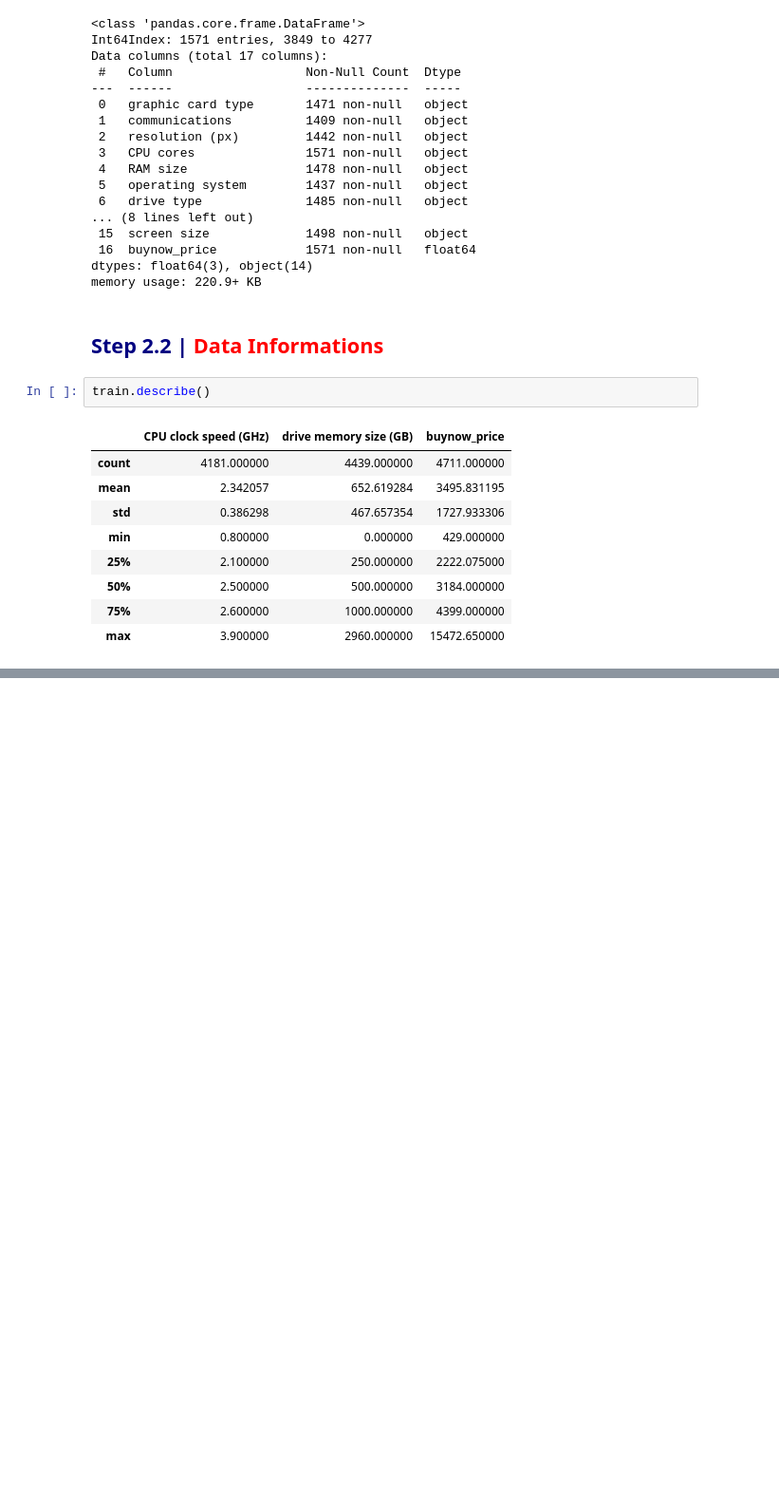
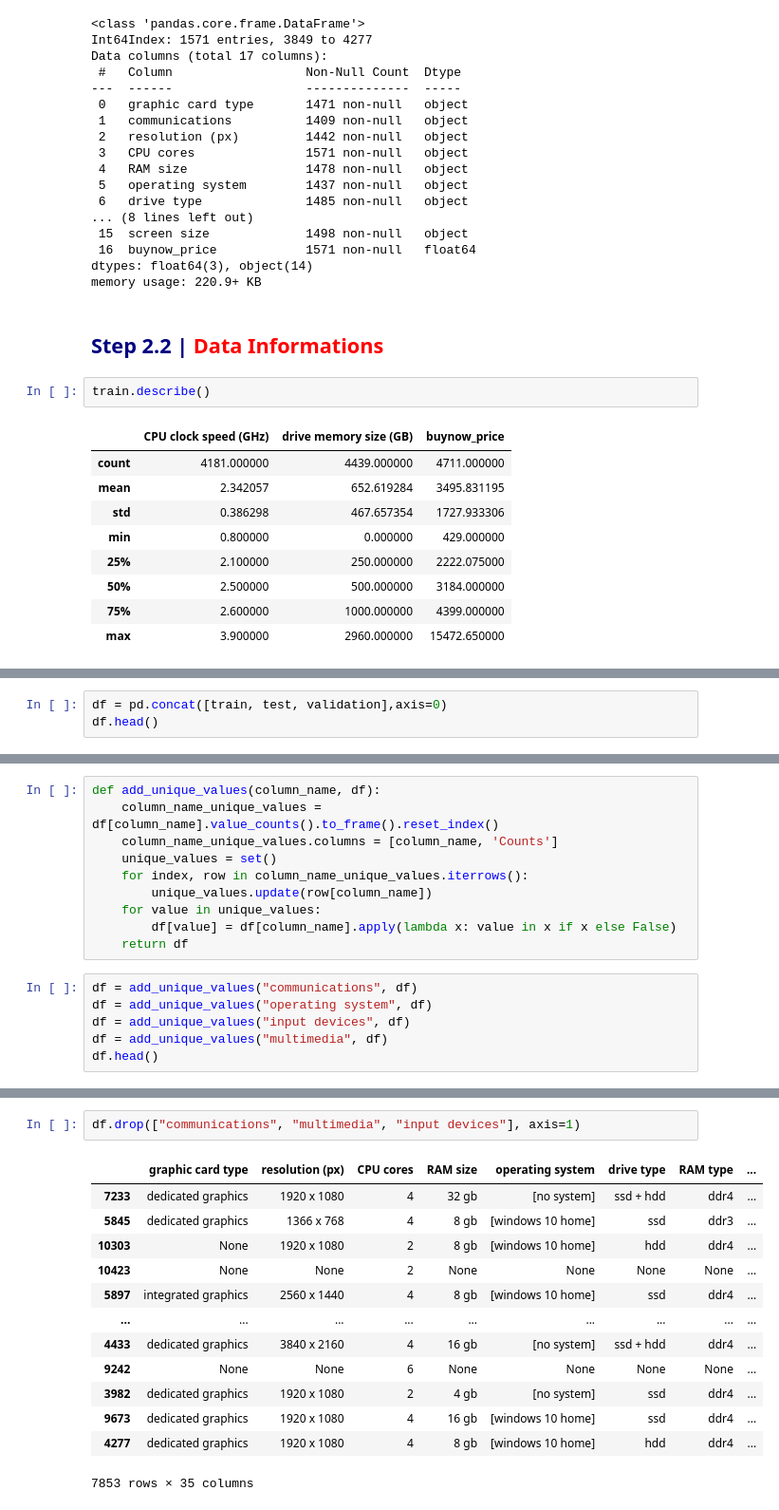
Before and after one commit to alyab16/Laptop-Price-Prediction, a Jupyter notebook: Laptop Price Prediction.ipynb, the cells around one changed output, grey strips where cells are left out. Shown at 95% size. Saved outputs shown, nothing was run; the diff lists cells and outputs as text; blank space fills up the shorter version.

Commit message:
Added the function that creates a one-hot encoding to columns with values of type "List"

```diff
--- a/Laptop Price Prediction.ipynb
+++ b/Laptop Price Prediction.ipynb
@@ -202,0 +175,3 @@ Name: communications, Length: 71, dtype: int64
+# %%
+df = pd.concat([train, test, validation],axis=0)
+df.head()
@@ -202,0 +185,16 @@ Name: communications, Length: 71, dtype: int64
+# %%
+def add_unique_values(column_name, df):
+    column_name_unique_values = df[column_name].value_counts().to_frame().reset_index()
+    column_name_unique_values.columns = [column_name, 'Counts']
+    unique_values = set()
+    for index, row in column_name_unique_values.iterrows():
+        unique_values.update(row[column_name])
+    for value in unique_values:
+        df[value] = df[column_name].apply(lambda x: value in x if x else False)
+    return df
+# %%
+df = add_unique_values("communications", df)
+df = add_unique_values("operating system", df)
+df = add_unique_values("input devices", df)
+df = add_unique_values("multimedia", df)
+df.head()
@@ -202,0 +209,16 @@ Name: communications, Length: 71, dtype: int64
+# %%
+df.drop(["communications", "multimedia", "input devices"], axis=1)
+# %% [output]
+|  | graphic card type | resolution (px) | CPU cores | RAM size | operating system | drive type | RAM type | ... |
+| 7233 | dedicated graphics | 1920 x 1080 | 4 | 32 gb | [no system] | ssd + hdd | ddr4 | ... |
+| 5845 | dedicated graphics | 1366 x 768 | 4 | 8 gb | [windows 10 home] | ssd | ddr3 | ... |
+| 10303 | None | 1920 x 1080 | 2 | 8 gb | [windows 10 home] | hdd | ddr4 | ... |
+| 10423 | None | None | 2 | None | None | None | None | ... |
+| 5897 | integrated graphics | 2560 x 1440 | 4 | 8 gb | [windows 10 home] | ssd | ddr4 | ... |
+| ... | ... | ... | ... | ... | ... | ... | ... | ... |
+| 4433 | dedicated graphics | 3840 x 2160 | 4 | 16 gb | [no system] | ssd + hdd | ddr4 | ... |
+| 9242 | None | None | 6 | None | None | None | None | ... |
+| 3982 | dedicated graphics | 1920 x 1080 | 2 | 4 gb | [no system] | ssd | ddr4 | ... |
+| 9673 | dedicated graphics | 1920 x 1080 | 4 | 16 gb | [windows 10 home] | ssd | ddr4 | ... |
+| 4277 | dedicated graphics | 1920 x 1080 | 4 | 8 gb | [windows 10 home] | hdd | ddr4 | ... |
+7853 rows × 35 columns
```
Also changed, not shown: parts of 7 cells of this notebook.
